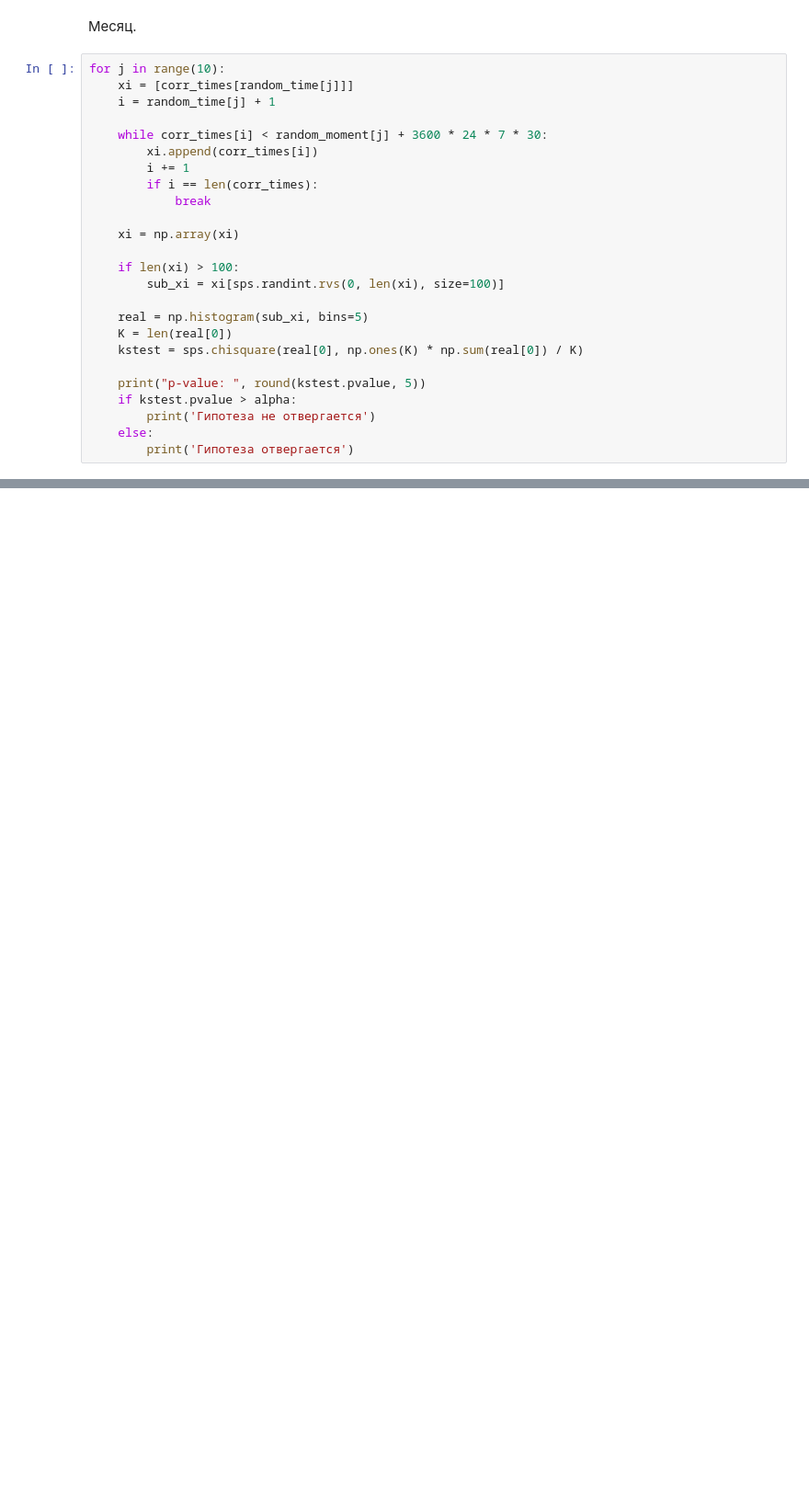
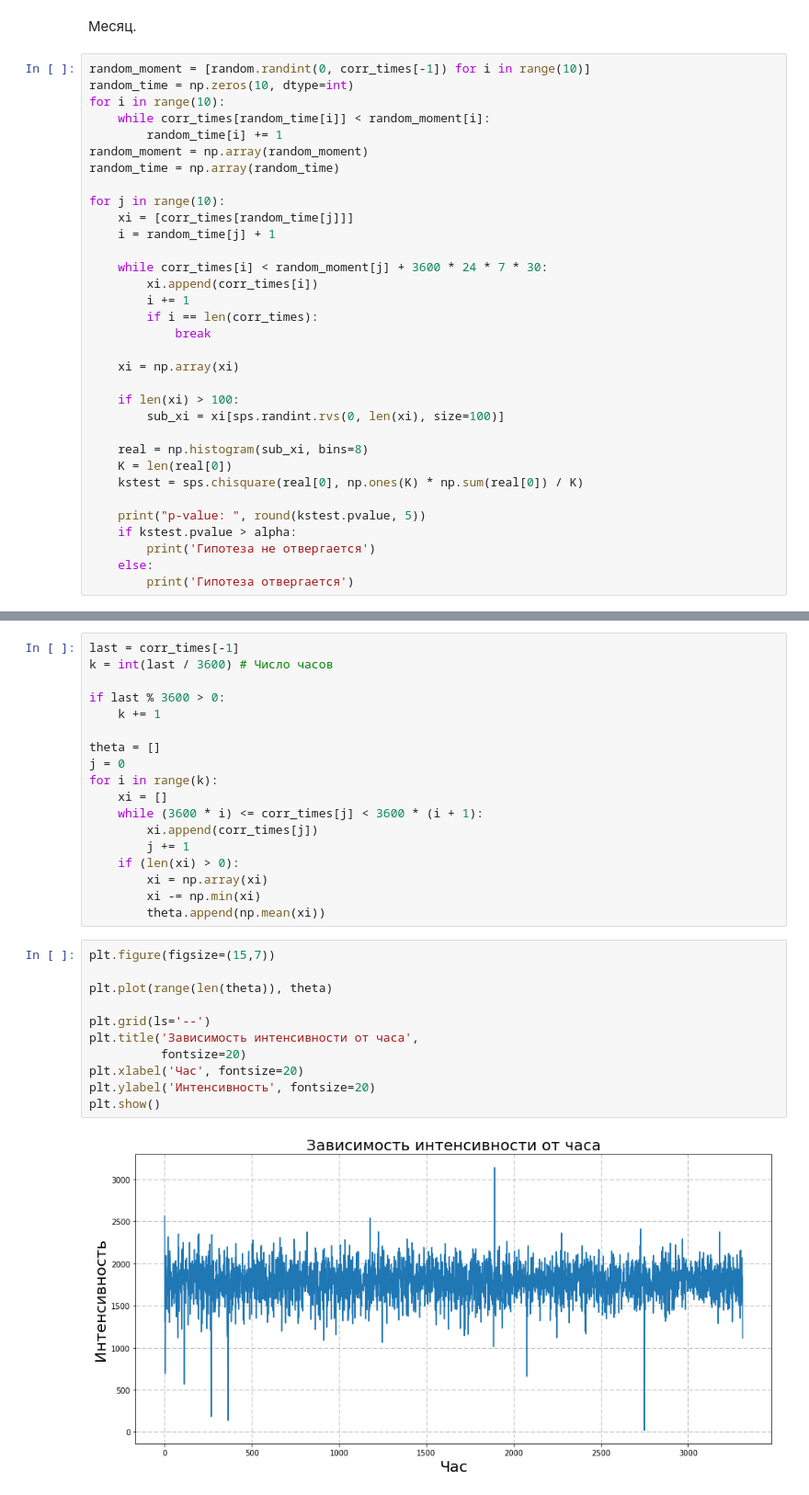
Before and after one commit to svinkapeppa/stochastic, a Jupyter notebook: lab_5/5.23.ipynb, the cells around one changed output, grey strips where cells are left out. Shown: that part at 92% size. Saved outputs shown, nothing was run; the diff lists cells and outputs as text; blank space fills up the shorter version.

```diff
--- a/lab_5/5.23.ipynb
+++ b/lab_5/5.23.ipynb
@@ -409,6 +425,14 @@ p-value:  0.00075
 # %% [markdown]
 Месяц.
 # %%
+random_moment = [random.randint(0, corr_times[-1]) for i in range(10)]
+random_time = np.zeros(10, dtype=int)
+for i in range(10):
+    while corr_times[random_time[i]] < random_moment[i]:
+        random_time[i] += 1
+random_moment = np.array(random_moment)
+random_time = np.array(random_time)
+
 for j in range(10):
     xi = [corr_times[random_time[j]]]
     i = random_time[j] + 1
@@ -424,7 +448,7 @@ for j in range(10):
     if len(xi) > 100:
         sub_xi = xi[sps.randint.rvs(0, len(xi), size=100)]
 
-    real = np.histogram(sub_xi, bins=5)
+    real = np.histogram(sub_xi, bins=8)
     K = len(real[0])
     kstest = sps.chisquare(real[0], np.ones(K) * np.sum(real[0]) / K)
 
@@ -456,0 +485,31 @@ p-value:  0.07489
+# %%
+last = corr_times[-1]
+k = int(last / 3600) # Число часов
+
+if last % 3600 > 0:
+    k += 1
+
+theta = []
+j = 0
+for i in range(k):
+    xi = []
+    while (3600 * i) <= corr_times[j] < 3600 * (i + 1):
+        xi.append(corr_times[j])
+        j += 1
+    if (len(xi) > 0):
+        xi = np.array(xi)
+        xi -= np.min(xi)
+        theta.append(np.mean(xi))
+# %%
+plt.figure(figsize=(15,7))
+
+plt.plot(range(len(theta)), theta)
+
+plt.grid(ls='--')
+plt.title('Зависимость интенсивности от часа',
+          fontsize=20)
+plt.xlabel('Час', fontsize=20)
+plt.ylabel('Интенсивность', fontsize=20)
+plt.show()
+# %% [output]
+[figure, added]
```
Also changed, not shown: parts of 10 cells of this notebook.
